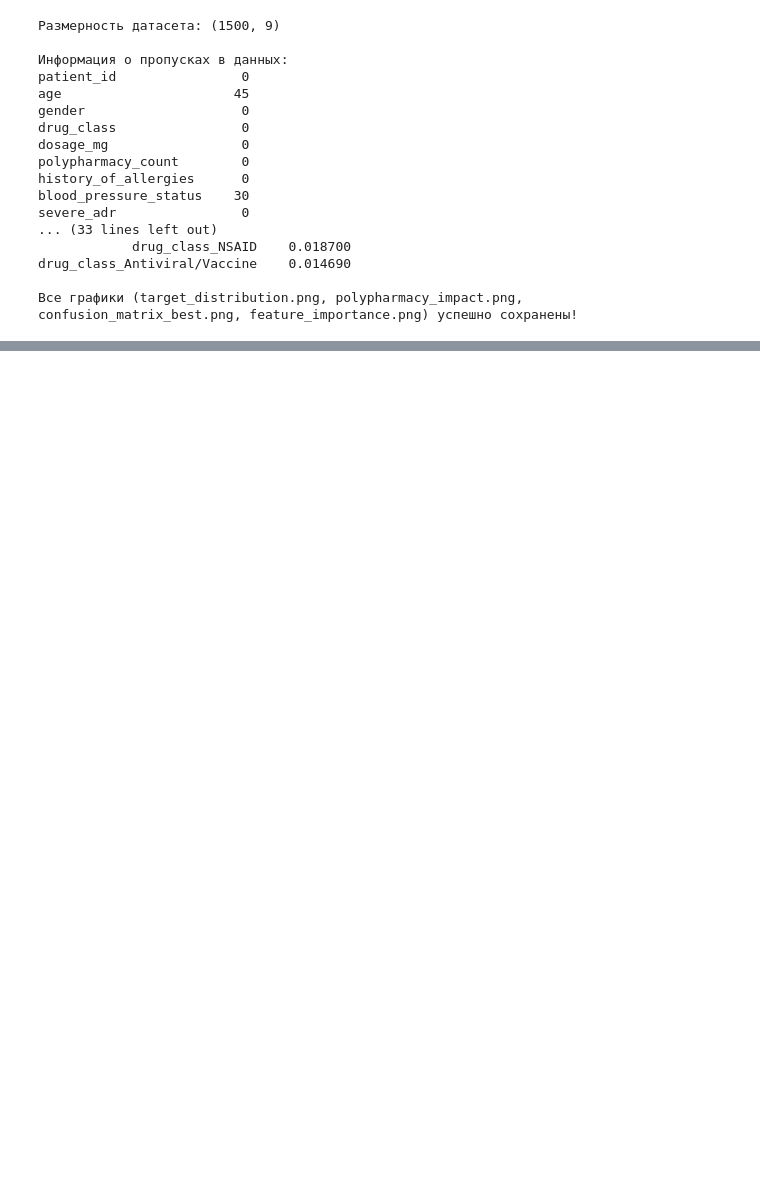
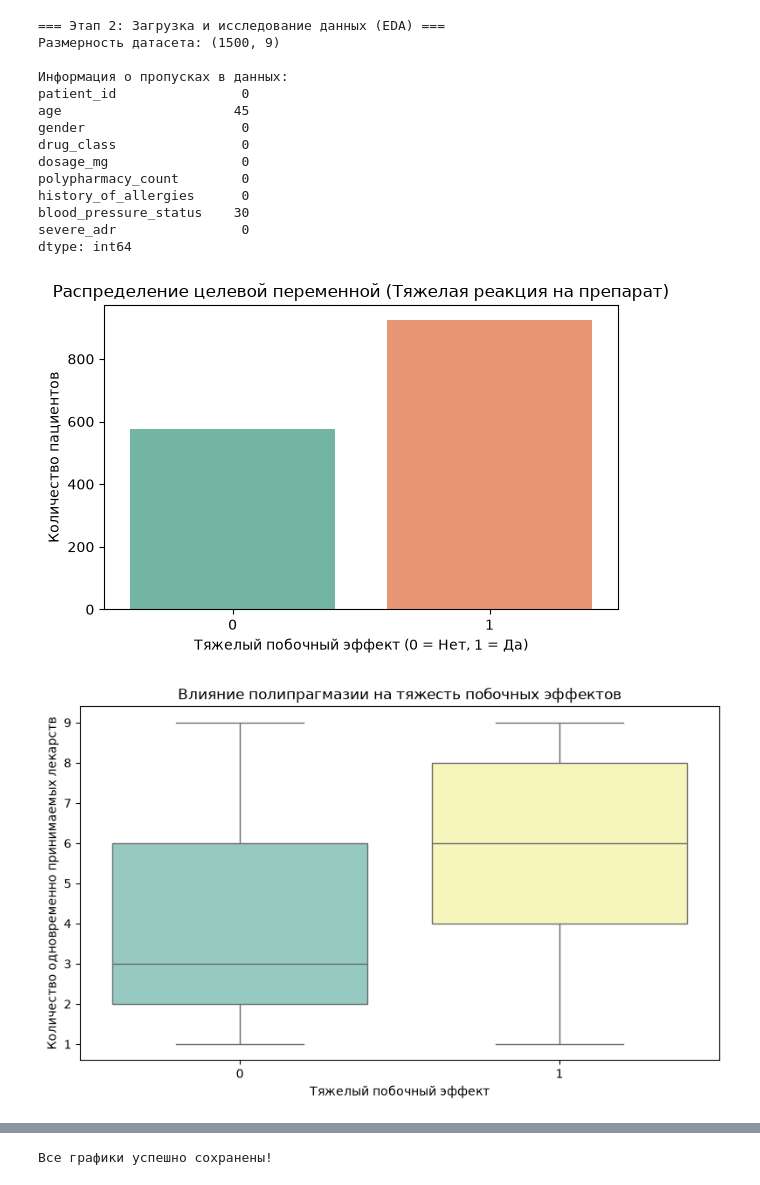
Before and after one commit to HakLuck/my-first-project, a Jupyter notebook: project_final.ipynb, the cells around one changed output, grey strips where cells are left out. Cells and saved outputs as stored; diff of their text form; code cells hidden in the pictures; blank space fills up the shorter version.

```diff
--- a/project_final.ipynb
+++ b/project_final.ipynb
@@ -1,10 +1,10 @@
 # %%
-
 import pandas as pd
 import numpy as np
 import matplotlib.pyplot as plt
 import seaborn as sns
-from sklearn.model_selection import train_test_split, GridSearchCV
+from sklearn.model_selection import train_test_split
+from sklearn.model_selection import GridSearchCV
 from sklearn.compose import ColumnTransformer
 from sklearn.pipeline import Pipeline
 from sklearn.impute import SimpleImputer
@@ -14,6 +14,7 @@ from sklearn.ensemble import RandomForestClassifier
 from sklearn.metrics import accuracy_score, precision_score, recall_score, f1_score, roc_auc_score, confusion_matrix, classification_report
 
 # 1. Загрузка данных
+print("=== Этап 2: Загрузка и исследование данных (EDA) ===")
 df = pd.read_csv('adverse_drug_reactions.csv')
 print(f"Размерность датасета: {df.shape}")
 print("\nИнформация о пропусках в данных:")
@@ -21,7 +22,7 @@ print(df.isnull().sum())
 
 # Быстрая визуализация и сохранение графиков для презентации
 plt.figure(figsize=(6, 4))
-sns.countplot(x='severe_adr', data=df, hue='severe_adr', palette='Set2', legend=False)
+sns.countplot(x='severe_adr', data=df, palette='Set2',hue='severe_adr',legend=False)
 plt.title('Распределение целевой переменной (Тяжелая реакция на препарат)')
 plt.xlabel('Тяжелый побочный эффект (0 = Нет, 1 = Да)')
 plt.ylabel('Количество пациентов')
@@ -30,7 +31,7 @@ plt.savefig('target_distribution.png', dpi=150)
 plt.show()
 
 plt.figure(figsize=(8, 5))
-sns.boxplot(x='severe_adr', y='polypharmacy_count', data=df, hue='severe_adr', palette='Set3', legend=False)
+sns.boxplot(x='severe_adr', y='polypharmacy_count', data=df, palette='Set3', hue='severe_adr', legend=False)
 plt.title('Влияние полипрагмазии на тяжесть побочных эффектов')
 plt.xlabel('Тяжелый побочный эффект')
 plt.ylabel('Количество одновременно принимаемых лекарств')
@@ -68,7 +69,6 @@ preprocessor = ColumnTransformer(
     ])
 
 # 4. Этап 3: Обучение моделей
-print("\n=== Этап 3: Выбор и обучение моделей ===")
 
 # Модель 1: Логистическая регрессия (Baseline)
 log_reg_pipeline = Pipeline(steps=[
@@ -139,37 +139,55 @@ encoder_step = best_rf_model.named_steps['preprocessor'].named_transformers_['ca
 cat_features_transformed = encoder_step.get_feature_names_out(categorical_features).tolist()
 all_features = numeric_features + cat_features_transformed
 importances = classifier_step.feature_importances_
 
 feature_imp_df = pd.DataFrame({'Feature': all_features, 'Importance': importances}).sort_values(by='Importance', ascending=False)
 
 plt.figure(figsize=(10, 5))
-sns.barplot(x='Importance', y='Feature', data=feature_imp_df.head(7),hue='Feature', palette='viridis')
+sns.barplot(x='Importance', y='Feature', data=feature_imp_df.head(7),hue='Feature', legend=False, palette='viridis')
 plt.title('Топ-7 наиболее значимых признаков (Feature Importance)')
 plt.xlabel('Значимость признака')
 plt.ylabel('Признак')
 plt.tight_layout()
 plt.savefig('feature_importance.png', dpi=150)
 plt.show()
 
 print("\nВажность признаков для бизнеса:")
 print(feature_imp_df.to_string(index=False))
 
-print("\nВсе графики (target_distribution.png, polypharmacy_impact.png, confusion_matrix_best.png, feature_importance.png) успешно сохранены!")
+# 5.2. Визуализация оценки моделей
+plt.figure(figsize=(8, 6))
+sns.barplot(x=list(lr_metrics.keys()), y=[lr_metrics[k] for k in lr_metrics], hue=list(lr_metrics.keys()), legend=False, palette='Blues')
+plt.title('Метрики для Логистической Регрессии')
+plt.xlabel('Метрика')
+plt.ylabel('Значение')
+plt.tight_layout()
+plt.savefig('log_reg_metrics.png', dpi=150)
+plt.show()
+
+plt.figure(figsize=(8, 6))
+sns.barplot(x=list(rf_metrics.keys()), y=[rf_metrics[k] for k in rf_metrics],hue=list(lr_metrics.keys()), legend=False, palette='Greens')
+plt.title('Метрики для Случайного Леса (Оптимизированная)')
+plt.xlabel('Метрика')
+plt.ylabel('Значение')
+plt.tight_layout()
+plt.savefig('rf_metrics.png', dpi=150)
+plt.show()
+
+print("\nВсе графики успешно сохранены!")
 # %% [output]
+=== Этап 2: Загрузка и исследование данных (EDA) ===
 Размерность датасета: (1500, 9)
 
 Информация о пропусках в данных:
 patient_id                0
 age                      45
 gender                    0
 drug_class                0
 dosage_mg                 0
 polypharmacy_count        0
 history_of_allergies      0
 blood_pressure_status    30
 severe_adr                0
-... (33 lines left out)
-            drug_class_NSAID    0.018700
-drug_class_Antiviral/Vaccine    0.014690
-
-Все графики (target_distribution.png, polypharmacy_impact.png, confusion_matrix_best.png, feature_importance.png) успешно сохранены!
+dtype: int64
+[figure, added]
+[figure, added]
@@ -175,0 +229 @@ drug_class_Antiviral/Vaccine    0.014690
+Все графики успешно сохранены!
```
Also changed, not shown: parts of 1 cell of this notebook.
